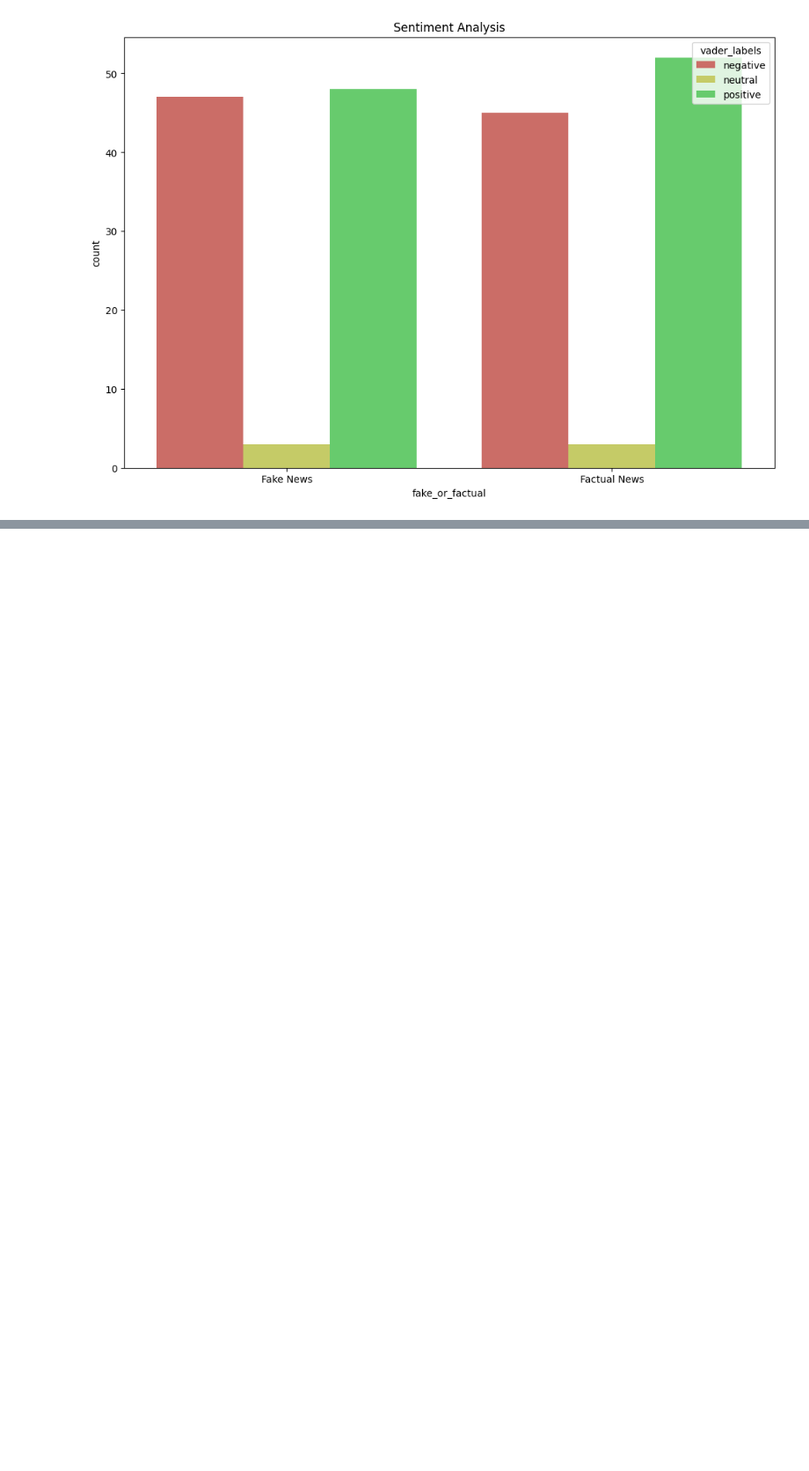
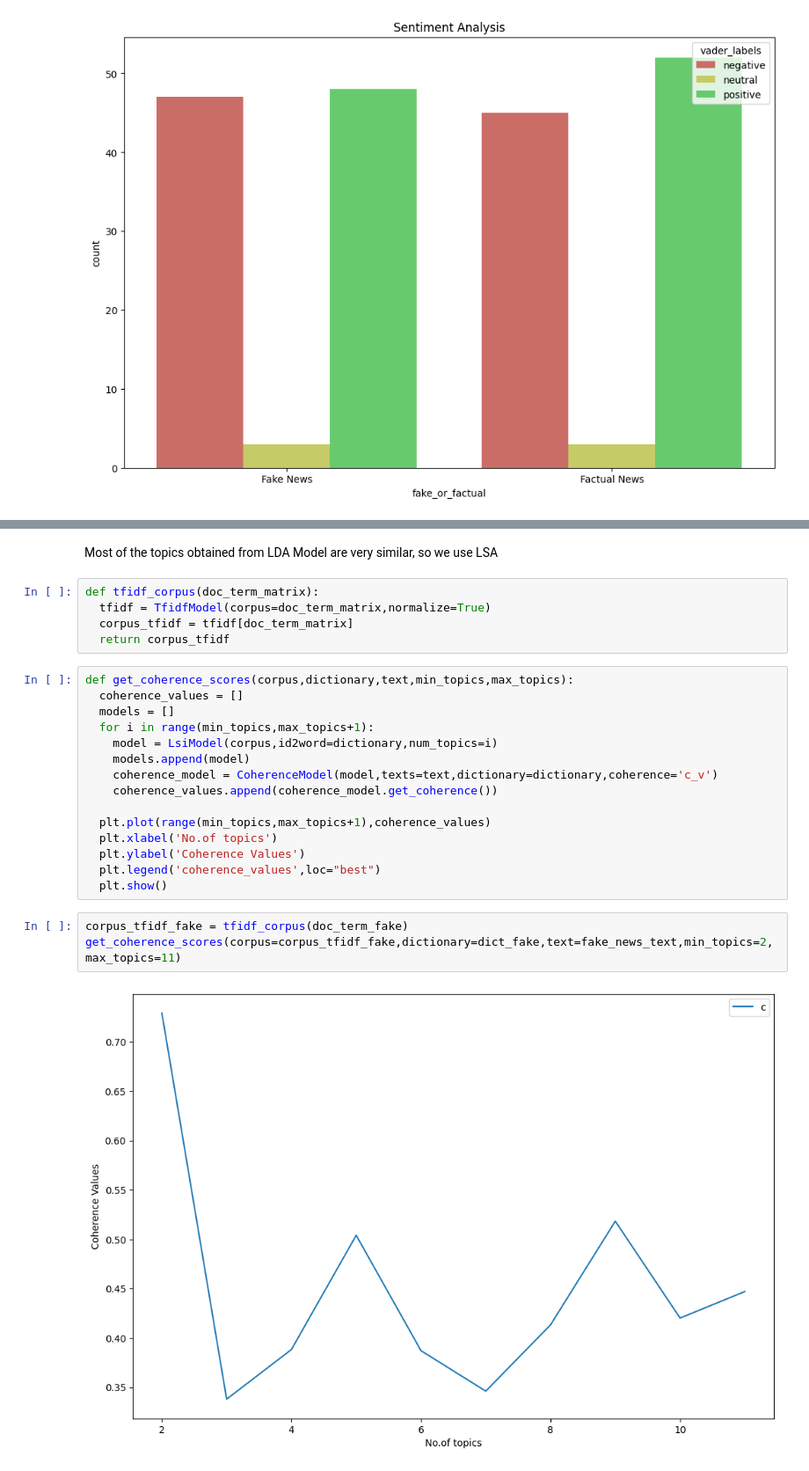
Before and after one commit to padmapriyar04/NLP, a Jupyter notebook: NLP_FakeFactualAnalysis.ipynb, the cells around one changed output, grey strips where cells are left out. Shown at 88% size. Cells and saved outputs as stored; diff of their text form; blank space fills up the shorter version.

```diff
--- a/NLP_FakeFactualAnalysis.ipynb
+++ b/NLP_FakeFactualAnalysis.ipynb
@@ -416,0 +476,27 @@ sns.countplot(
+# %% [markdown]
+Most of the topics obtained from LDA Model are very similar, so we use LSA
+# %%
+def tfidf_corpus(doc_term_matrix):
+  tfidf = TfidfModel(corpus=doc_term_matrix,normalize=True)
+  corpus_tfidf = tfidf[doc_term_matrix]
+  return corpus_tfidf
+# %%
+def get_coherence_scores(corpus,dictionary,text,min_topics,max_topics):
+  coherence_values = []
+  models = []
+  for i in range(min_topics,max_topics+1):
+    model = LsiModel(corpus,id2word=dictionary,num_topics=i)
+    models.append(model)
+    coherence_model = CoherenceModel(model,texts=text,dictionary=dictionary,coherence='c_v')
+    coherence_values.append(coherence_model.get_coherence())
+
+  plt.plot(range(min_topics,max_topics+1),coherence_values)
+  plt.xlabel('No.of topics')
+  plt.ylabel('Coherence Values')
+  plt.legend('coherence_values',loc="best")
+  plt.show()
+# %%
+corpus_tfidf_fake = tfidf_corpus(doc_term_fake)
+get_coherence_scores(corpus=corpus_tfidf_fake,dictionary=dict_fake,text=fake_news_text,min_topics=2,max_topics=11)
+# %% [output]
+[figure, added]
```
Also changed, not shown: parts of 24 cells of this notebook.
